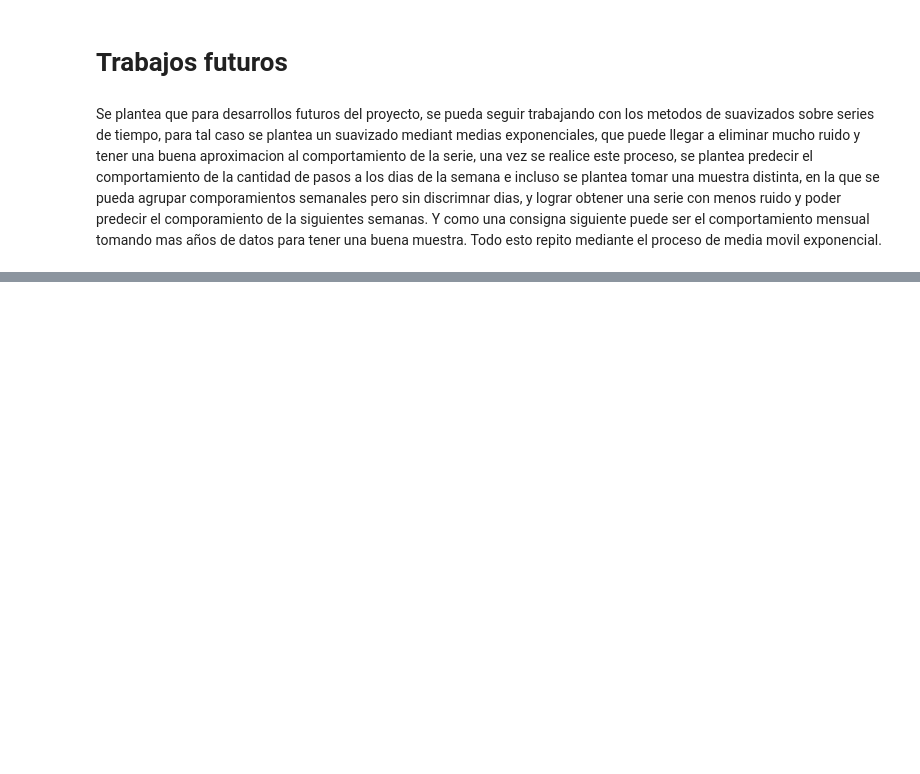
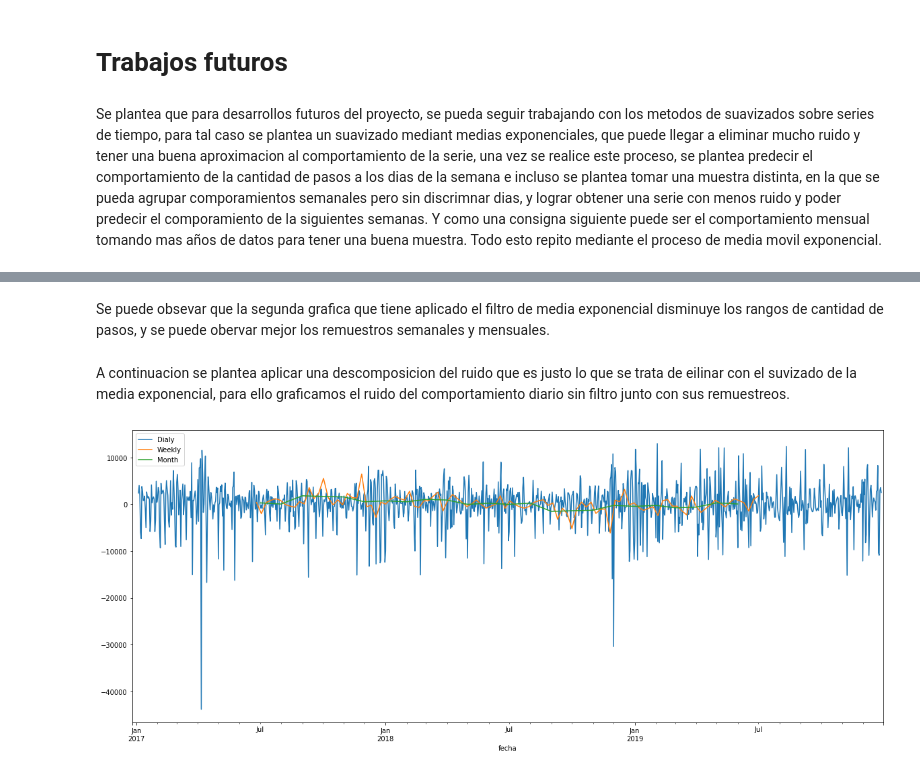
Before and after one commit to mianguevara/Acamica, a Jupyter notebook: DS_Proyecto_03_ST.ipynb, the cells around one changed output, grey strips where cells are left out. Cells and saved outputs as stored; diff of their text form; code cells hidden in the pictures; blank space fills up the shorter version.

```diff
--- a/DS_Proyecto_03_ST.ipynb
+++ b/DS_Proyecto_03_ST.ipynb
@@ -832,0 +958,18 @@ Todo esto repito mediante el proceso de media movil exponencial.
+# %% [markdown]
+Se puede obsevar que la segunda grafica que tiene aplicado el filtro de media exponencial disminuye los rangos de cantidad de pasos, y se puede obervar mejor los remuestros semanales y mensuales.
+# %% [markdown]
+A continuacion se plantea aplicar una descomposicion del ruido que es justo lo que se trata de eilinar con el suvizado de la media exponencial, para ello graficamos el ruido del comportamiento diario sin filtro junto con sus remuestreos.
+# %%
+result_daily = seasonal_decompose(diario_new.cantidad_pasos, model='additive')
+result_weekly = seasonal_decompose(media_opsd_semanal.cantidad_pasos, model='additive')
+result_month = seasonal_decompose(media_opsd_mensual.cantidad_pasos, model='additive')
+
+plt.subplots(figsize=(20,8))
+
+result_daily.resid.plot(legend='Dialy',label="Dialy")
+result_weekly.resid.plot(legend='Weekly',label="Weekly")
+result_month.resid.plot(legend='Month',label="Month")
+
+pyplot.show()
+# %% [output]
+[figure, added]
```
Also changed, not shown: parts of 19 cells of this notebook.
